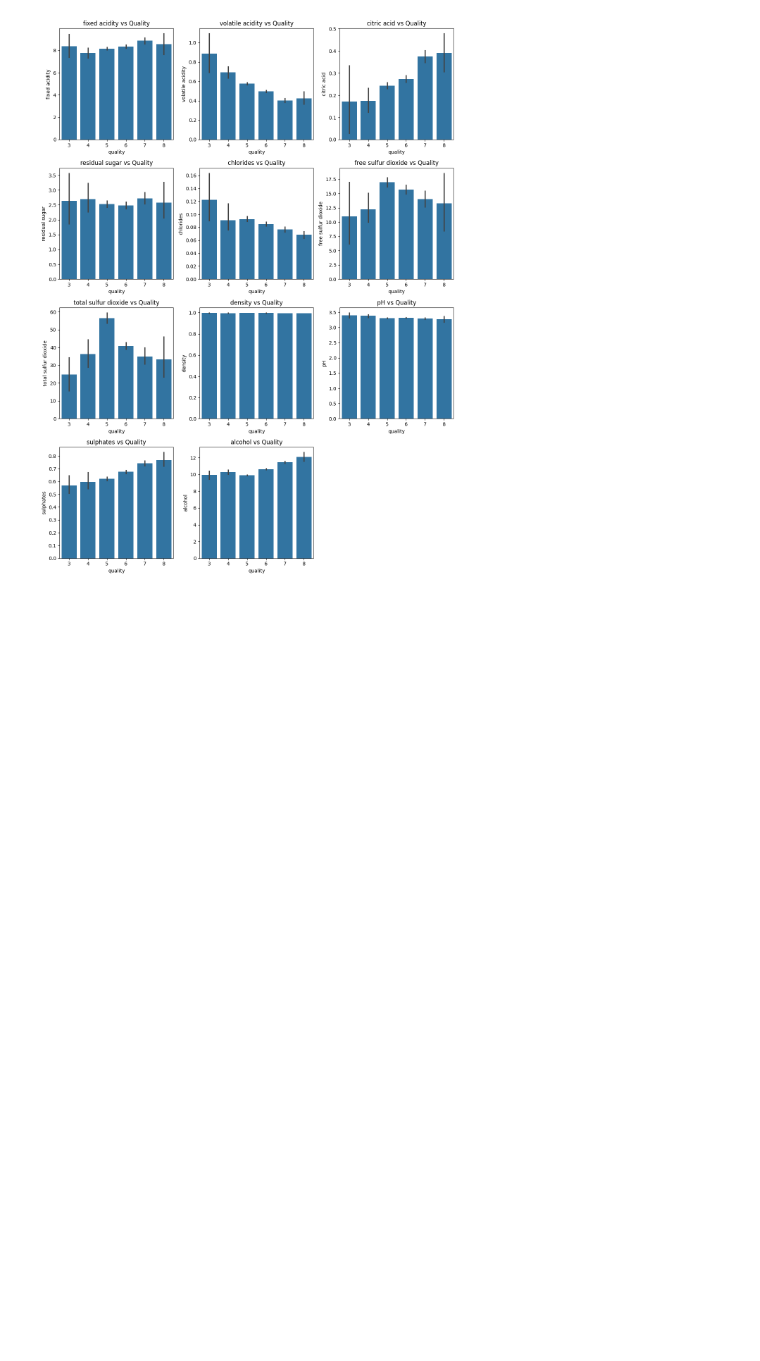
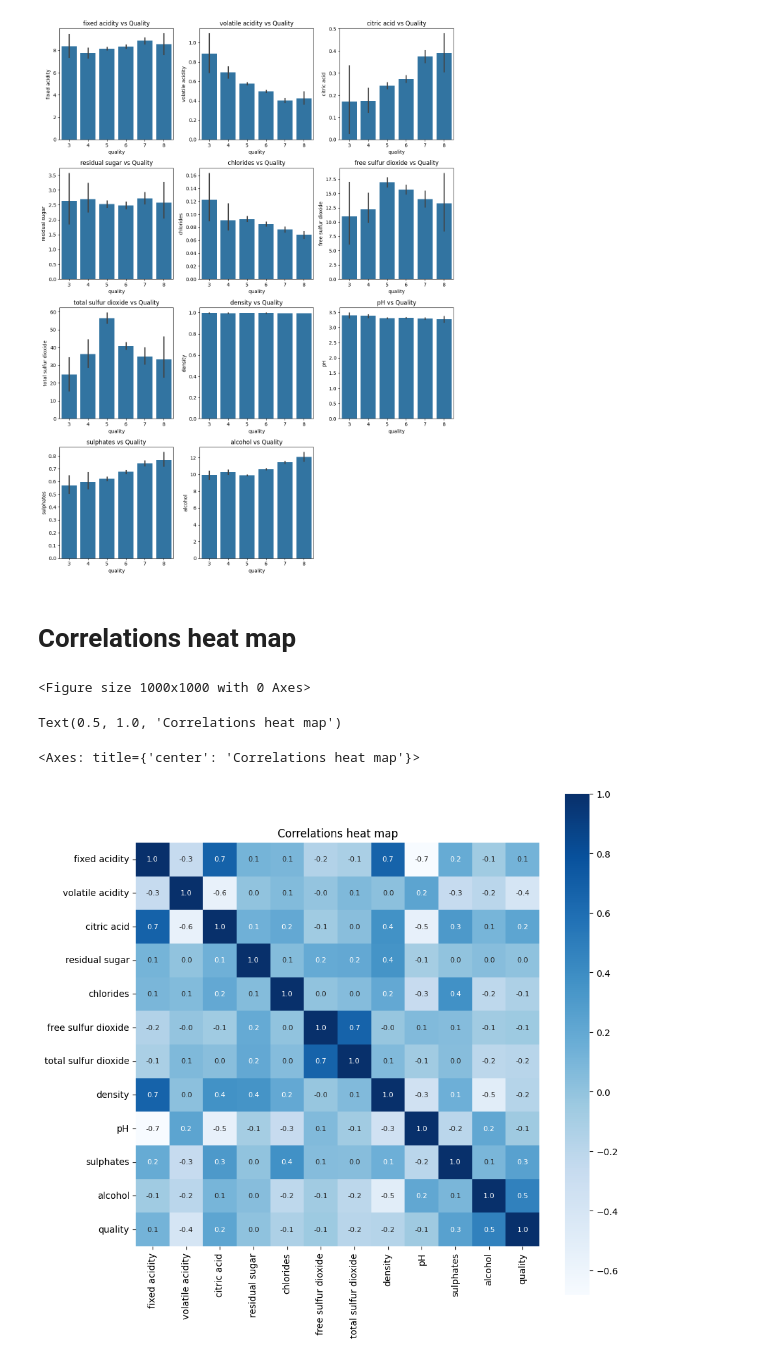
Before and after one commit to k26rahul/ML-Projects-Siddhardhan, a Jupyter notebook: Wine-Quality-Prediction/Wine-Quality-Prediction.ipynb, the cells around one changed output. Drawn from its saved outputs; the diff is of its cells as text; code cells hidden in the pictures; blank space fills up the shorter version.

Commit message:
Looking into correlations

```diff
--- a/Wine-Quality-Prediction/Wine-Quality-Prediction.ipynb
+++ b/Wine-Quality-Prediction/Wine-Quality-Prediction.ipynb
@@ -105,3 +105,17 @@ plt.tight_layout()
 plt.show()
 # %% [output]
 [figure]
+# %% [markdown]
+# Correlations heat map
+# %%
+wine_data_corr = wine_data.corr()
+# %%
+plt.figure(figsize=(10, 10))
+plt.title('Correlations heat map')
+sns.heatmap(wine_data_corr, cbar=True, cmap='Blues', fmt='.1f',
+            square=True, annot=True, annot_kws=dict(size=8))
+# %% [output]
+<Figure size 1000x1000 with 0 Axes>
+Text(0.5, 1.0, 'Correlations heat map')
+<Axes: title={'center': 'Correlations heat map'}>
+[figure, added]
```
Also changed, not shown: parts of 2 cells of this notebook.
